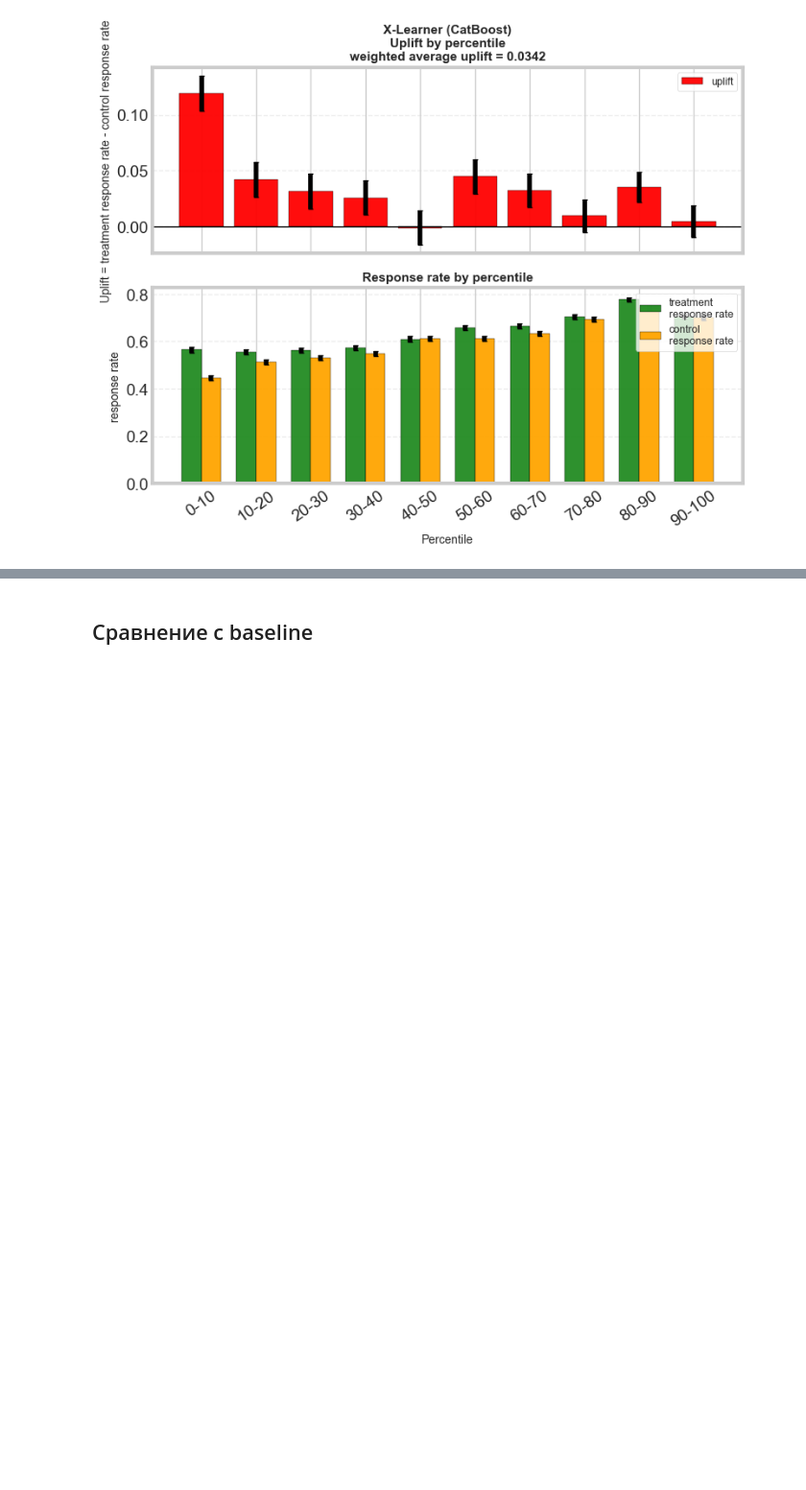
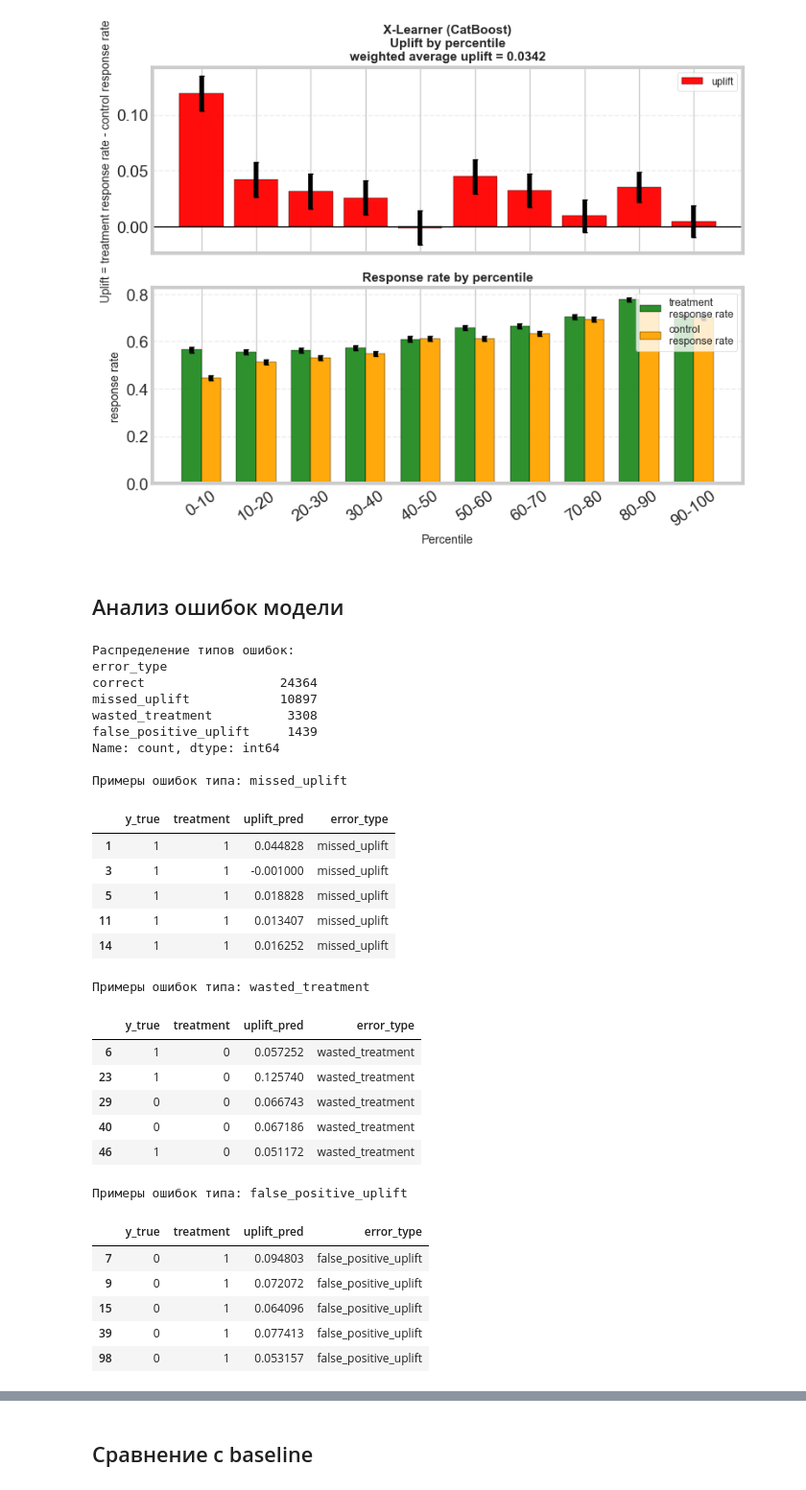
Before and after one commit to VShilovich/uplift-modeling-hse, a Jupyter notebook: mlflow/jupyter_notebooks/Experiments.ipynb, the cells around one changed output, grey strips where cells are left out. Shown at 96% size. Drawn from its saved outputs; the diff is of its cells as text; code cells hidden in the pictures; blank space fills up the shorter version.

```diff
--- a/mlflow/jupyter_notebooks/Experiments.ipynb
+++ b/mlflow/jupyter_notebooks/Experiments.ipynb
@@ -579,3 +579,66 @@ with mlflow.start_run(run_id=run_id):
     plt.show()
 # %% [output]
 [figure]
+# %% [markdown]
+## Анализ ошибок модели
+# %%
+def classify_errors(y_true, treatment, uplift_pred, threshold=0.05):
+    """Классифицирует ошибки по типам"""
+    errors = pd.DataFrame({
+        'y_true': y_true,
+        'treatment': treatment,
+        'uplift_pred': uplift_pred
+    })
+
+    # Типы ошибок
+    errors['error_type'] = 'correct'
+    errors.loc[(uplift_pred > threshold) & (treatment == 1) & (y_true == 0), 'error_type'] = 'false_positive_uplift'
+    errors.loc[(uplift_pred > threshold) & (treatment == 0), 'error_type'] = 'wasted_treatment'
+    errors.loc[(uplift_pred < -threshold) & (treatment == 1), 'error_type'] = 'negative_uplift_pred'
+    errors.loc[(abs(uplift_pred) < threshold) & (treatment == 1) & (y_true == 1), 'error_type'] = 'missed_uplift'
+
+    return errors
+
+# Анализ ошибок по сегментам
+errors_df = classify_errors(y_test_holdout, t_test_holdout, preds_x_test)
+
+# Вывод статистики
+print("Распределение типов ошибок:")
+print(errors_df['error_type'].value_counts())
+
+# Примеры ошибок
+for error_type in errors_df['error_type'].unique():
+    if error_type != 'correct':
+        print(f"\nПримеры ошибок типа: {error_type}")
+        examples = errors_df[errors_df['error_type'] == error_type].head(5)
+        display(examples)
+# %% [output]
+Распределение типов ошибок:
+error_type
+correct                  24364
+missed_uplift            10897
+wasted_treatment          3308
+false_positive_uplift     1439
+Name: count, dtype: int64
+
+Примеры ошибок типа: missed_uplift
+|  | y_true | treatment | uplift_pred | error_type |
+| 1 | 1 | 1 | 0.044828 | missed_uplift |
+| 3 | 1 | 1 | -0.001000 | missed_uplift |
+| 5 | 1 | 1 | 0.018828 | missed_uplift |
+| 11 | 1 | 1 | 0.013407 | missed_uplift |
+| 14 | 1 | 1 | 0.016252 | missed_uplift |
+Примеры ошибок типа: wasted_treatment
+|  | y_true | treatment | uplift_pred | error_type |
+| 6 | 1 | 0 | 0.057252 | wasted_treatment |
+| 23 | 1 | 0 | 0.125740 | wasted_treatment |
+| 29 | 0 | 0 | 0.066743 | wasted_treatment |
+| 40 | 0 | 0 | 0.067186 | wasted_treatment |
+| 46 | 1 | 0 | 0.051172 | wasted_treatment |
+Примеры ошибок типа: false_positive_uplift
+|  | y_true | treatment | uplift_pred | error_type |
+| 7 | 0 | 1 | 0.094803 | false_positive_uplift |
+| 9 | 0 | 1 | 0.072072 | false_positive_uplift |
+| 15 | 0 | 1 | 0.064096 | false_positive_uplift |
+| 39 | 0 | 1 | 0.077413 | false_positive_uplift |
+| 98 | 0 | 1 | 0.053157 | false_positive_uplift |
```
Also changed, not shown: parts of 7 cells of this notebook.
